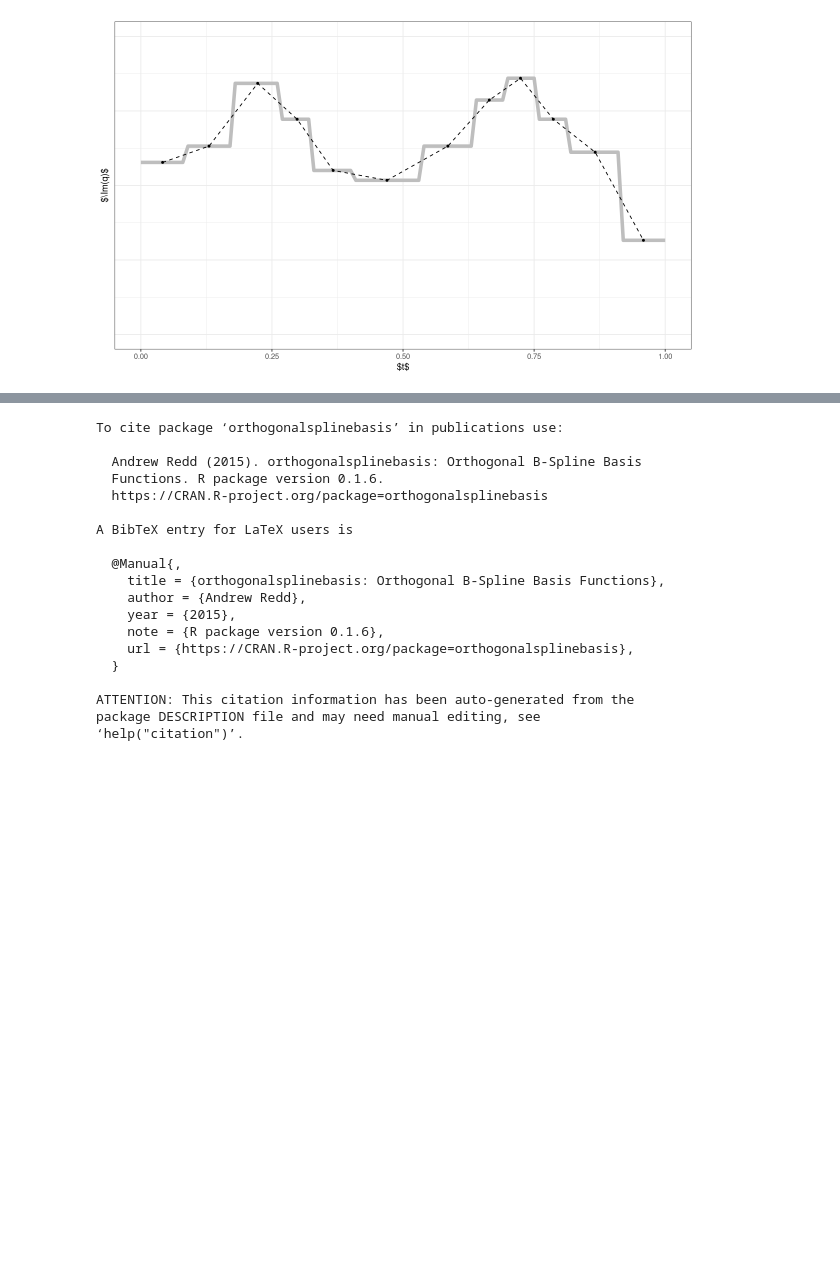
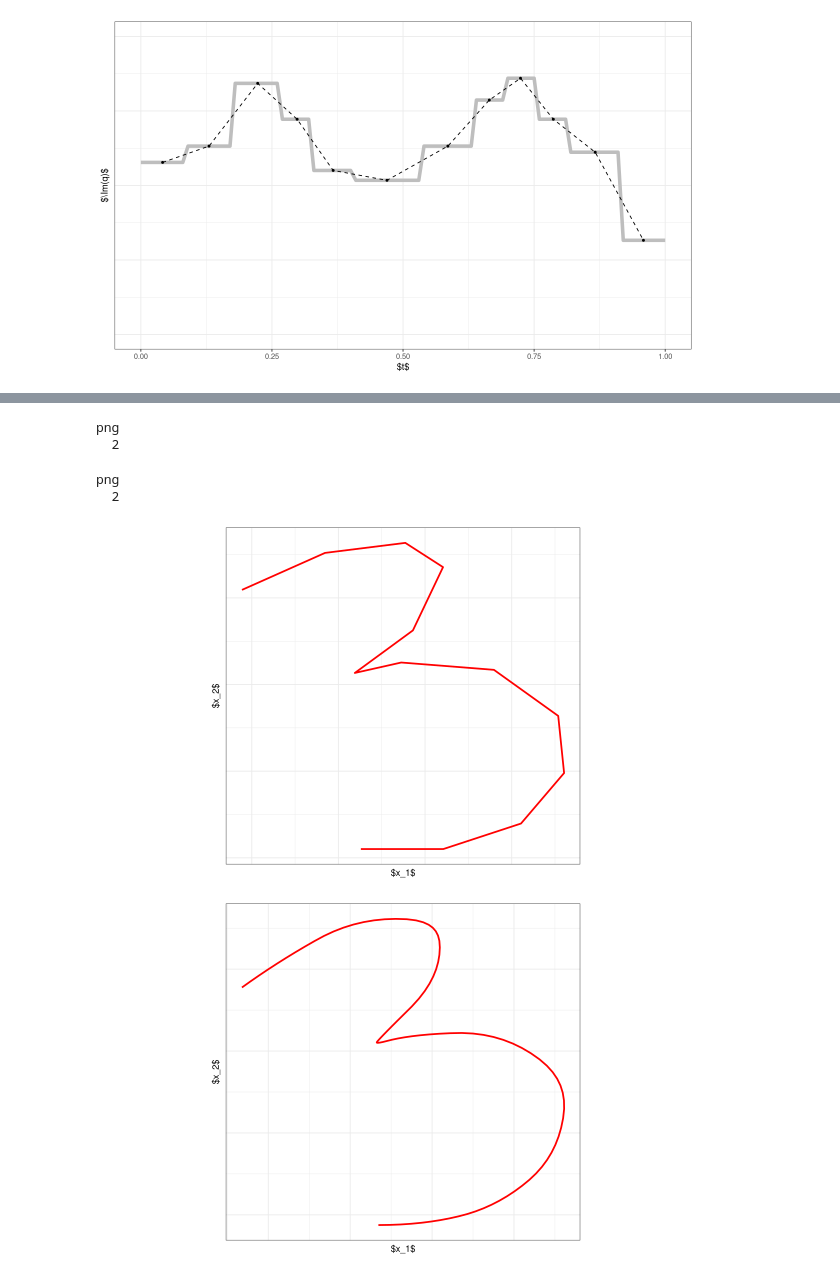
Before and after one commit to mpff/masterthesis, a Jupyter notebook: notebooks/Thesis_Plots.ipynb, the cells around one changed output, grey strips where cells are left out. Saved outputs shown, nothing was run; the diff lists cells and outputs as text; code cells hidden in the pictures; blank space fills up the shorter version.

```diff
--- a/notebooks/Thesis_Plots.ipynb
+++ b/notebooks/Thesis_Plots.ipynb
@@ -703,22 +814,49 @@ png
 # %%
-citation("orthogonalsplinebasis")
+#theta <- 0
+#mat <- matrix(c(cos(theta), sin(theta), -sin(theta), cos(theta)), nrow = 2, ncol = 2)
+#mean.rot <- as.matrix(get_evals(mean1)) %*% t(mat)
+#mean.rot <- as.data.frame(mean.rot)
+#colnames(mean.rot) <- c("X1", "X2")
+
+p.mean3.poly <- ggplot(get_evals(mean.poly), aes(x=X1, y=X2)) +
+    geom_path(size = 1, color="red") +
+    labs(x = "$x_1$", y = "$x_2$") +
+    theme_thesis() +
+    theme(axis.ticks.x = element_blank(), axis.ticks.y = element_blank(),
+            axis.text.x = element_blank(), axis.text.y = element_blank()) +
+    coord_fixed()
+
+p.mean3 <- ggplot(get_evals(mean.smooth), aes(x=X1, y=X2)) +
+    geom_path(size = 1, color="red") +
+    labs(x = "$x_1$", y = "$x_2$") +
+    theme_thesis() +
+    theme(axis.ticks.x = element_blank(), axis.ticks.y = element_blank(),
+            axis.text.x = element_blank(), axis.text.y = element_blank()) +
+    coord_fixed()
+
+fname = "../tex/graphics/3-mean-poly.tex"
+tikzDevice::tikz(file = fname, width = 3, height = 3)
+print(p.mean3.poly)
+dev.off()
+print(p.mean3.poly)
+lines <- readLines(con=fname)
+lines <- lines[-which(grepl("\\path\\[clip\\]*", lines,perl=F))]
+lines <- lines[-which(grepl("\\path\\[use as bounding box*", lines,perl=F))]
+writeLines(lines,con=fname)
+
+fname = "../tex/graphics/3-mean.tex"
+tikzDevice::tikz(file = fname, width = 3, height = 3)
+print(p.mean3)
+dev.off()
+print(p.mean3)
+lines <- readLines(con=fname)
+lines <- lines[-which(grepl("\\path\\[clip\\]*", lines,perl=F))]
+lines <- lines[-which(grepl("\\path\\[use as bounding box*", lines,perl=F))]
+writeLines(lines,con=fname)
 # %% [output]
-To cite package ‘orthogonalsplinebasis’ in publications use:
-
-  Andrew Redd (2015). orthogonalsplinebasis: Orthogonal B-Spline Basis
-  Functions. R package version 0.1.6.
-  https://CRAN.R-project.org/package=orthogonalsplinebasis
-
-A BibTeX entry for LaTeX users is
-
-  @Manual{,
-    title = {orthogonalsplinebasis: Orthogonal B-Spline Basis Functions},
-    author = {Andrew Redd},
-    year = {2015},
-    note = {R package version 0.1.6},
-    url = {https://CRAN.R-project.org/package=orthogonalsplinebasis},
-  }
-
-ATTENTION: This citation information has been auto-generated from the
-package DESCRIPTION file and may need manual editing, see
-‘help("citation")’.
+png
+  2
+png
+  2
+[figure, added]
+[figure, added]
```
Also changed, not shown: parts of 13 cells of this notebook, 19 other files.
